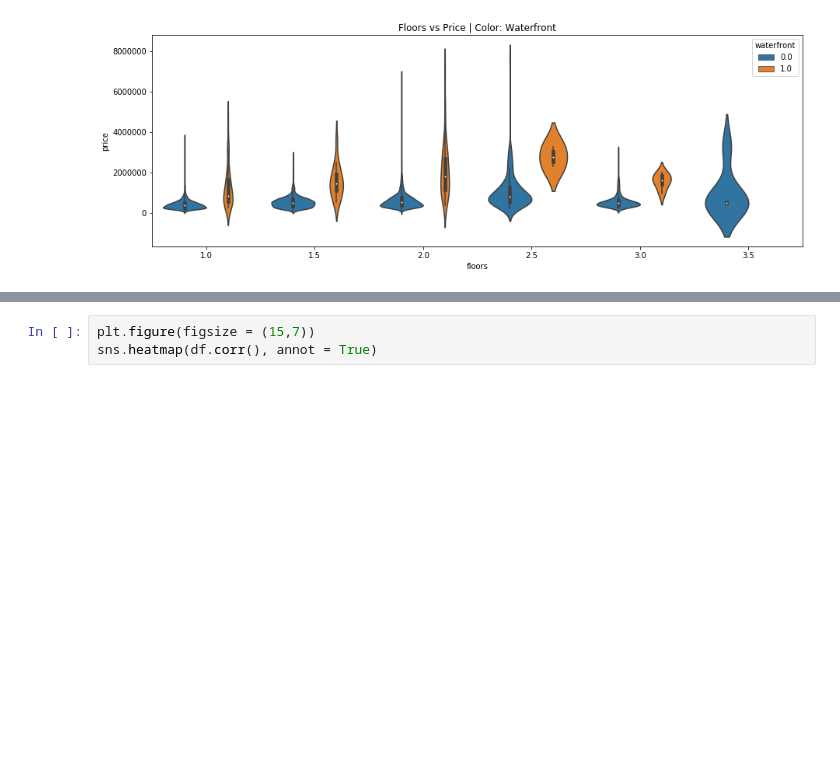
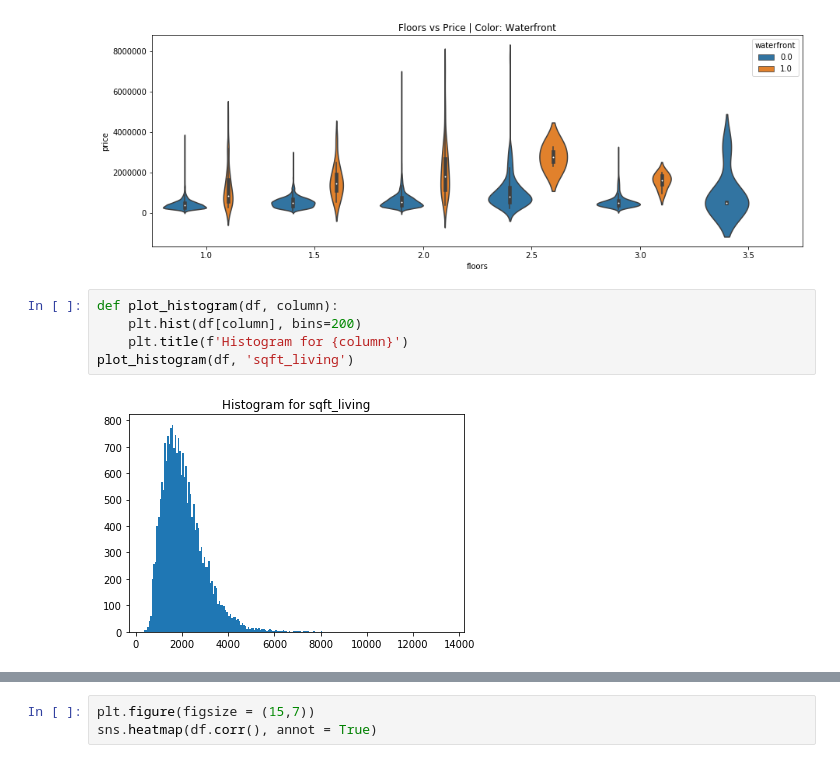
Before and after one commit to HeeebsInc/Predicting_House_Prices, a Jupyter notebook: EDA.ipynb, the cells around one changed output, grey strips where cells are left out. Drawn from its saved outputs; the diff is of its cells as text; blank space fills up the shorter version.

```diff
--- a/EDA.ipynb
+++ b/EDA.ipynb
@@ -81,3 +81,10 @@ def violin_plot(df, x, y, h):
 violin_plot(df, 'floors', 'price', 'waterfront')
 # %% [output]
 [figure]
+# %%
+def plot_histogram(df, column):
+    plt.hist(df[column], bins=200)
+    plt.title(f'Histogram for {column}')
+plot_histogram(df, 'sqft_living')
+# %% [output]
+[figure, added]
```
Also changed, not shown: parts of 5 cells of this notebook, 6 other files.
